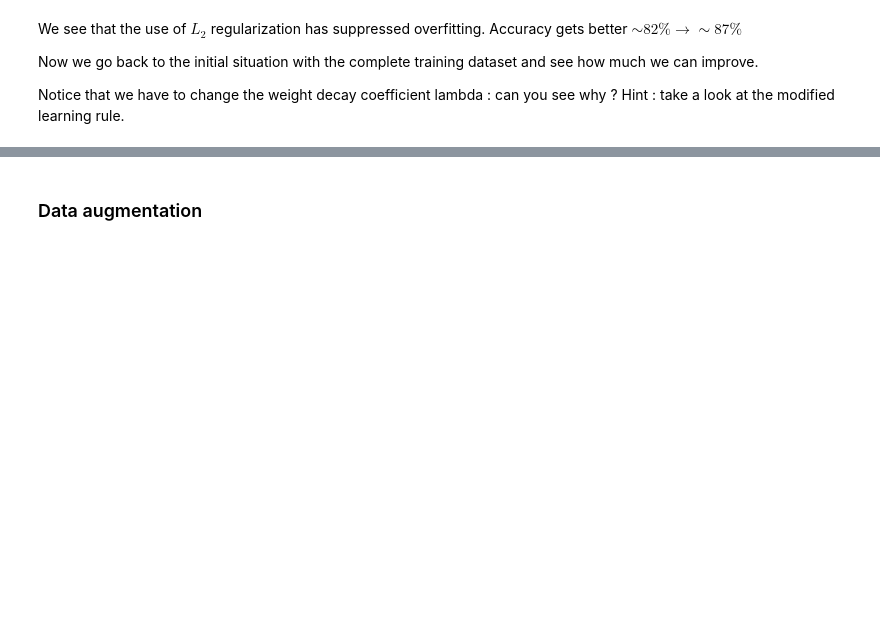
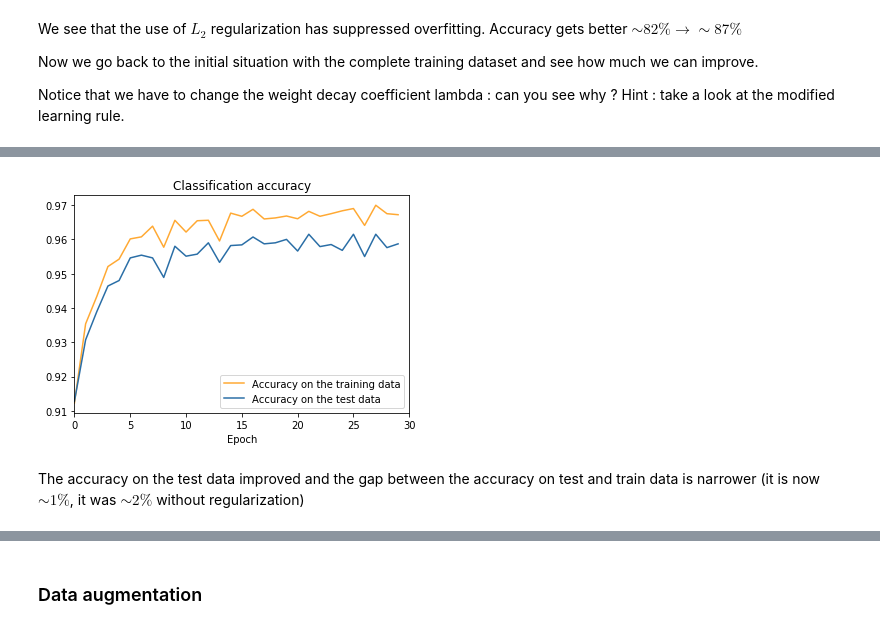
Before and after one commit to ansuini/Winter_School_QLS_2018, a Jupyter notebook: Lecture2/Overfitting_and_Regularization.ipynb, the cells around one changed output, grey strips where cells are left out. Drawn from its saved outputs; the diff is of its cells as text; code cells hidden in the pictures; blank space fills up the shorter version.

```diff
--- a/Lecture2/Overfitting_and_Regularization.ipynb
+++ b/Lecture2/Overfitting_and_Regularization.ipynb
@@ -262,13 +261,6 @@ if TRAIN:
                                                  monitor_training_accuracy=True)
 
 
-    _, evaluation_accuracy, _, training_accuracy = net.SGD(training_data[:1000], epochs, 10, 0.5,
-                                                           evaluation_data=test_data, lmbda = 0.1,
-                                                           monitor_evaluation_cost=True,
-                                                           monitor_evaluation_accuracy=True,
-                                                           monitor_training_cost=True,
-                                                           monitor_training_accuracy=True)
-
     net.save('net3')
     np.save('training_accuracy3.npy', training_accuracy)
     np.save('evaluation_accuracy3.npy', evaluation_accuracy)
@@ -276,9 +268,3 @@ else:
     net = network2.load('net3')
     training_accuracy = np.load('training_accuracy3.npy')
     evaluation_accuracy = np.load('evaluation_accuracy3.npy')
-
-
-_, evaluation_accuracy, _, training_accuracy = net.SGD(training_data, epochs, batch_size , learning_rate,
-                                                 evaluation_data=test_data,
-                                                 monitor_evaluation_accuracy=True,
-                                                 monitor_training_accuracy=True)
@@ -284,0 +289,17 @@ _, evaluation_accuracy, _, training_accuracy = net.SGD(training_data, epochs, ba
+# %%
+fig = plt.figure()
+ax = fig.add_subplot(111)
+ax.plot(np.arange(0, epochs, 1), np.array(training_accuracy)/50000, color='#FFA933',
+            label="Accuracy on the training data")
+ax.plot(np.arange(0, epochs, 1), np.array(evaluation_accuracy)/10000, color='#2A6EA6',
+            label="Accuracy on the test data")
+ax.set_xlim(0, epochs)
+ax.set_xlabel('Epoch')
+ax.set_title('Classification accuracy')
+plt.legend(loc="lower right")
+plt.show()
+# %% [output]
+[figure, added]
+# %% [markdown]
+The accuracy on the test data improved and the gap between the accuracy on test and train data
+is narrower (it is now $\sim 1 \%$, it was $\sim 2 \%$ without regularization)
```
Also changed, not shown: parts of 6 cells of this notebook, 4 other files.
